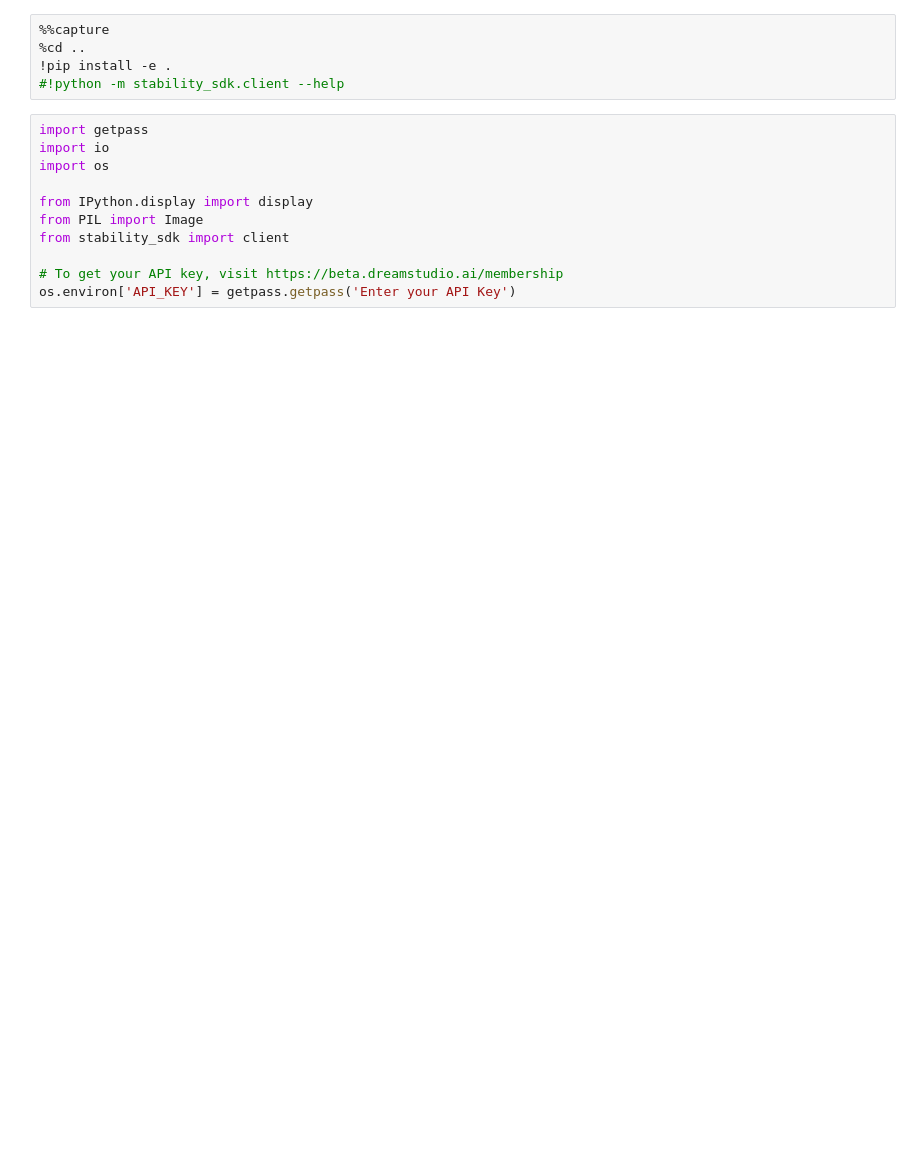
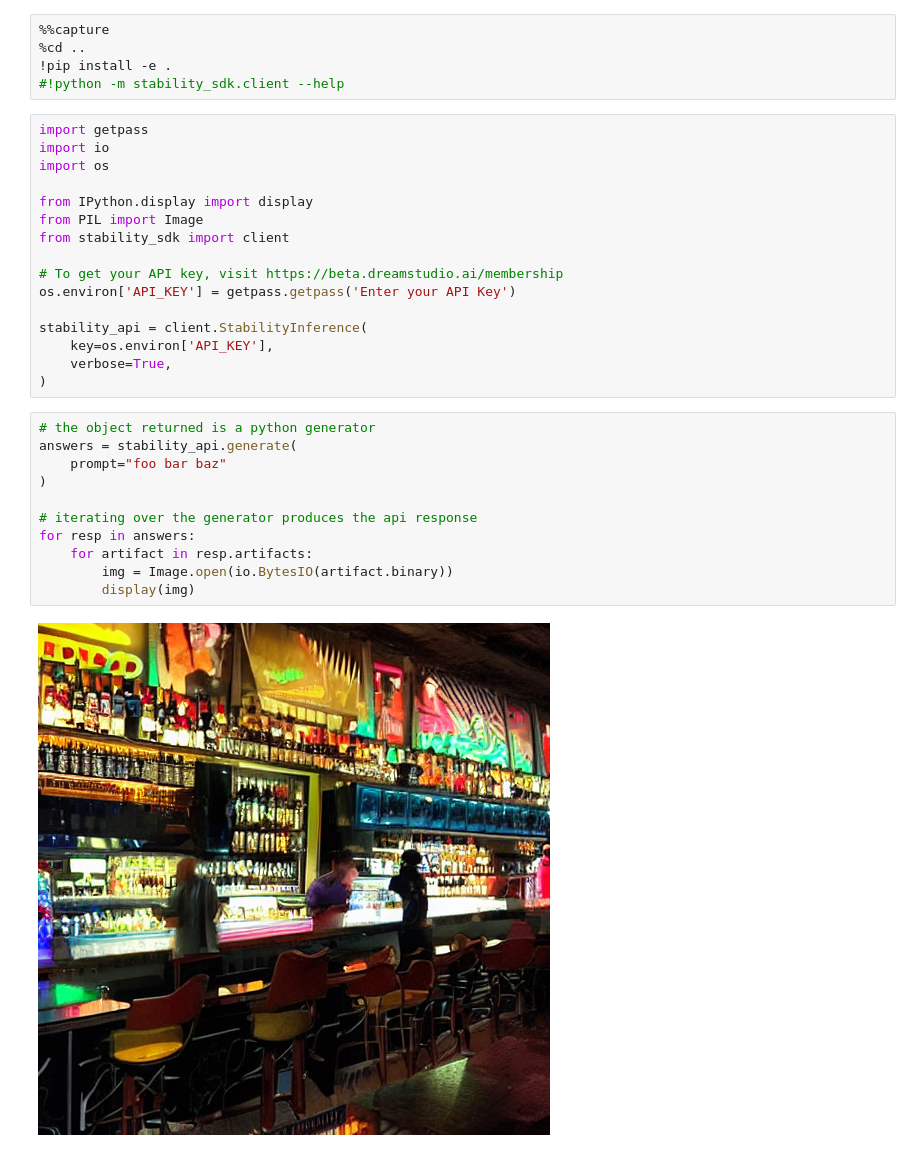
Before and after one commit to Stability-AI/stability-sdk, a Jupyter notebook: nbs/demo.ipynb, the cells around one changed output. Drawn from its saved outputs; the diff is of its cells as text; blank space fills up the shorter version.

```diff
--- a/nbs/demo.ipynb
+++ b/nbs/demo.ipynb
@@ -14,4 +14,22 @@ from stability_sdk import client
 
 # To get your API key, visit https://beta.dreamstudio.ai/membership
 os.environ['API_KEY'] = getpass.getpass('Enter your API Key')
+
+stability_api = client.StabilityInference(
+    key=os.environ['API_KEY'],
+    verbose=True,
+)
+# %%
+# the object returned is a python generator
+answers = stability_api.generate(
+    prompt="foo bar baz"
+)
+
+# iterating over the generator produces the api response
+for resp in answers:
+    for artifact in resp.artifacts:
+        img = Image.open(io.BytesIO(artifact.binary))
+        display(img)
+# %% [output]
+[figure, added]
 # %%
```
Also changed, not shown: parts of 1 cell of this notebook.
